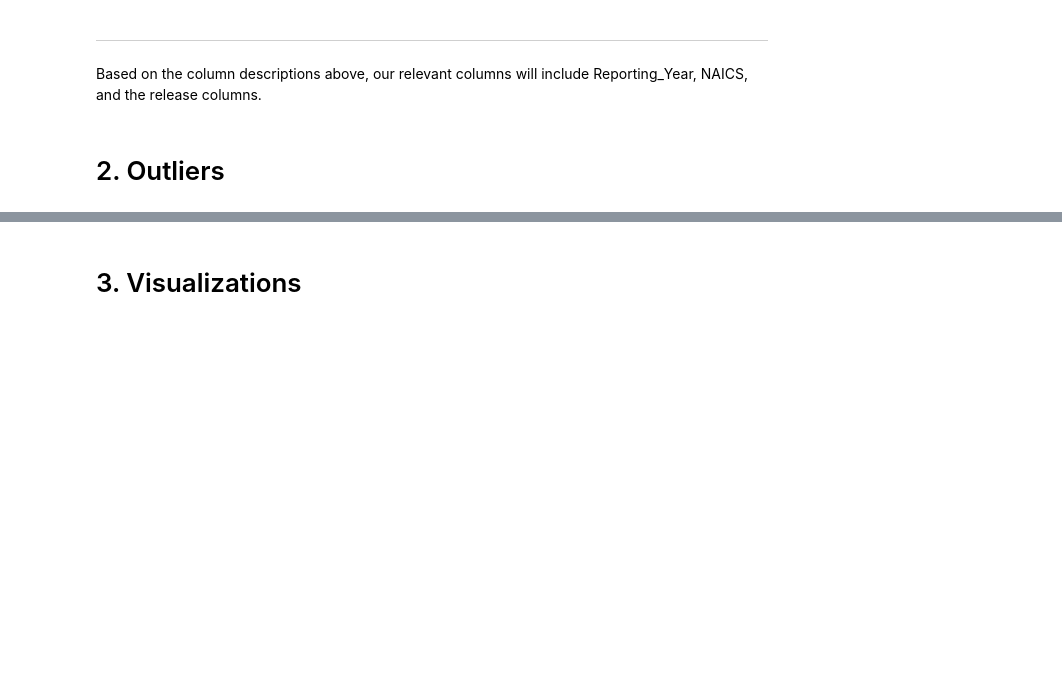
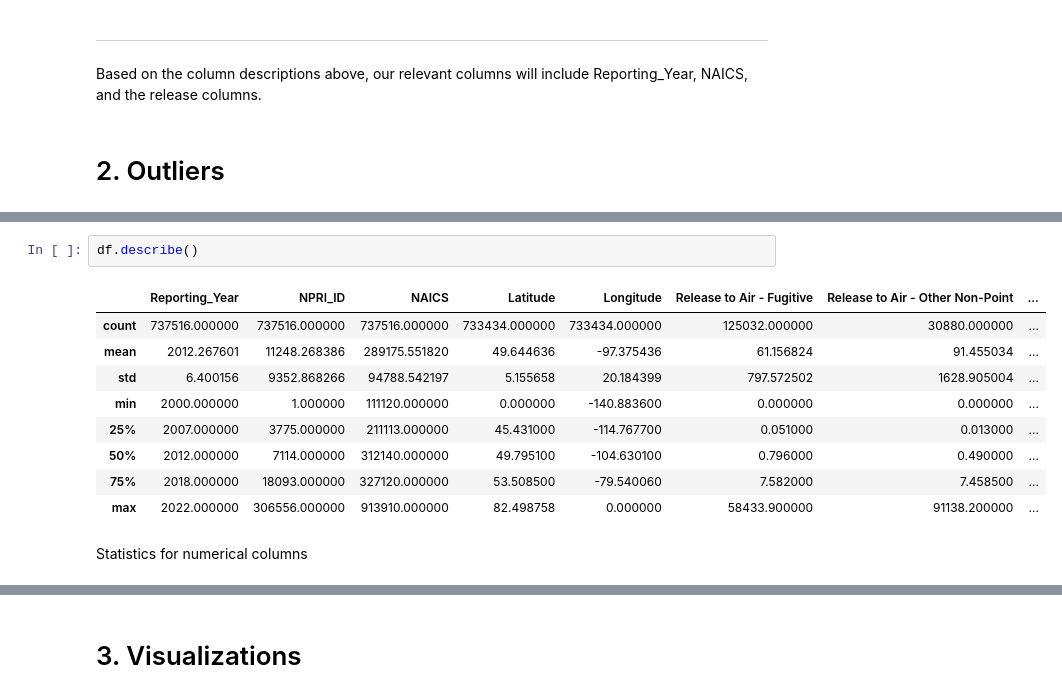
Before and after one commit to alekivetz/CMPT-2400, a Jupyter notebook: NPRI_EDA_AL.ipynb, the cells around one changed output, grey strips where cells are left out. Saved outputs shown, nothing was run; the diff lists cells and outputs as text; blank space fills up the shorter version.

```diff
--- a/NPRI_EDA_AL.ipynb
+++ b/NPRI_EDA_AL.ipynb
@@ -212,0 +245,14 @@ release_columns = [
+# %%
+df.describe()
+# %% [output]
+|  | Reporting_Year | NPRI_ID | NAICS | Latitude | Longitude | Release to Air - Fugitive | Release to Air - Other Non-Point | ... |
+| count | 737516.000000 | 737516.000000 | 737516.000000 | 733434.000000 | 733434.000000 | 125032.000000 | 30880.000000 | ... |
+| mean | 2012.267601 | 11248.268386 | 289175.551820 | 49.644636 | -97.375436 | 61.156824 | 91.455034 | ... |
+| std | 6.400156 | 9352.868266 | 94788.542197 | 5.155658 | 20.184399 | 797.572502 | 1628.905004 | ... |
+| min | 2000.000000 | 1.000000 | 111120.000000 | 0.000000 | -140.883600 | 0.000000 | 0.000000 | ... |
+| 25% | 2007.000000 | 3775.000000 | 211113.000000 | 45.431000 | -114.767700 | 0.051000 | 0.013000 | ... |
+| 50% | 2012.000000 | 7114.000000 | 312140.000000 | 49.795100 | -104.630100 | 0.796000 | 0.490000 | ... |
+| 75% | 2018.000000 | 18093.000000 | 327120.000000 | 53.508500 | -79.540060 | 7.582000 | 7.458500 | ... |
+| max | 2022.000000 | 306556.000000 | 913910.000000 | 82.498758 | 0.000000 | 58433.900000 | 91138.200000 | ... |
+# %% [markdown]
+Statistics for numerical columns
```
Also changed, not shown: parts of 9 cells of this notebook.
